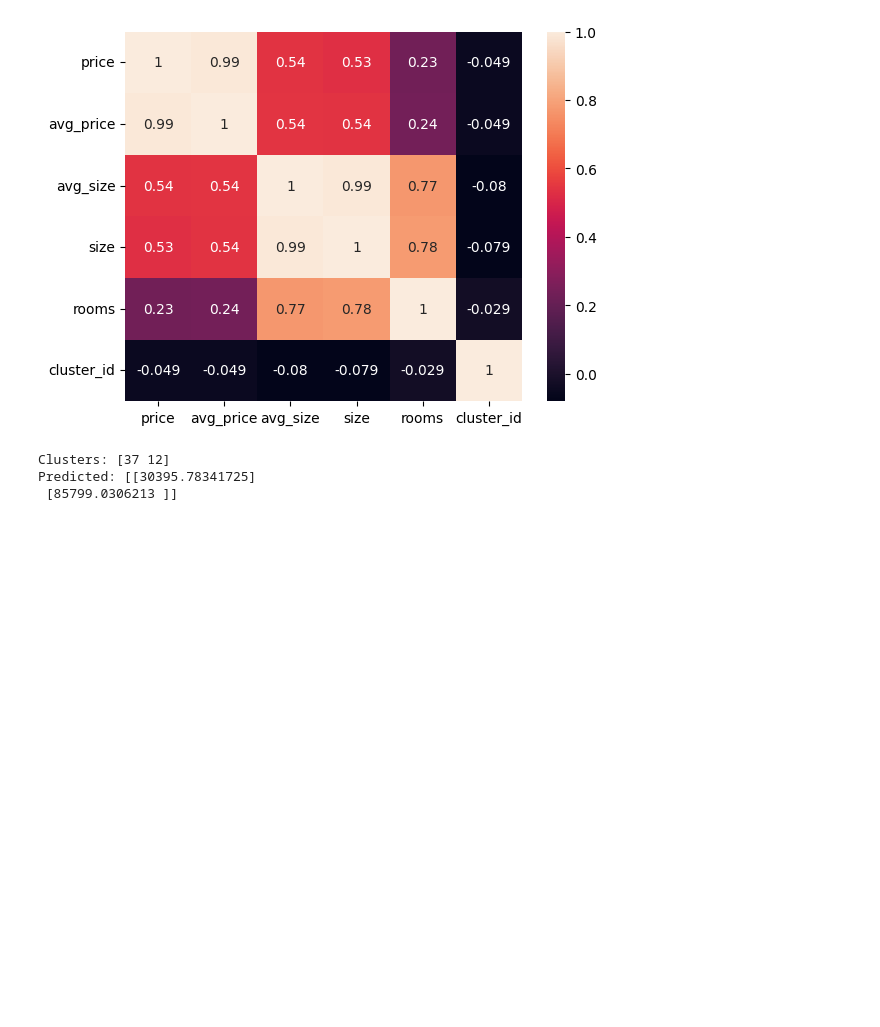
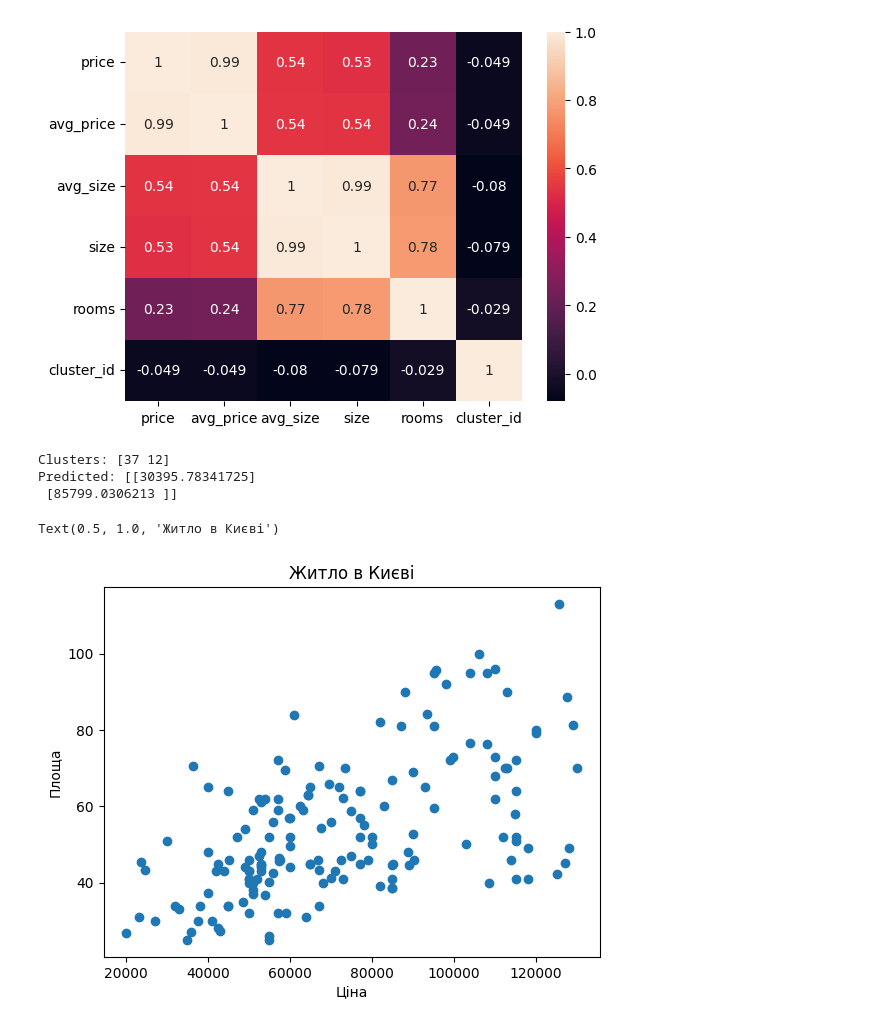
Before and after one commit to YehorAF/RealtyAnalysisModels, a Jupyter notebook: main.ipynb, the cells around one changed output. Drawn from its saved outputs; the diff is of its cells as text; code cells hidden in the pictures; blank space fills up the shorter version.

```diff
--- a/main.ipynb
+++ b/main.ipynb
@@ -317,3 +329,13 @@ print(f"Predicted: {results}")
 Clusters: [37 12]
 Predicted: [[30395.78341725]
  [85799.0306213 ]]
+# %%
+temp_df = df_res[df_res["city"] == "Київ"]
+
+plt.scatter(temp_df["price"], temp_df["size"])
+plt.xlabel("Ціна")
+plt.ylabel("Площа")
+plt.title("Житло в Києві")
+# %% [output]
+Text(0.5, 1.0, 'Житло в Києві')
+[figure, added]
```
Also changed, not shown: parts of 5 cells of this notebook, 1 other file.
